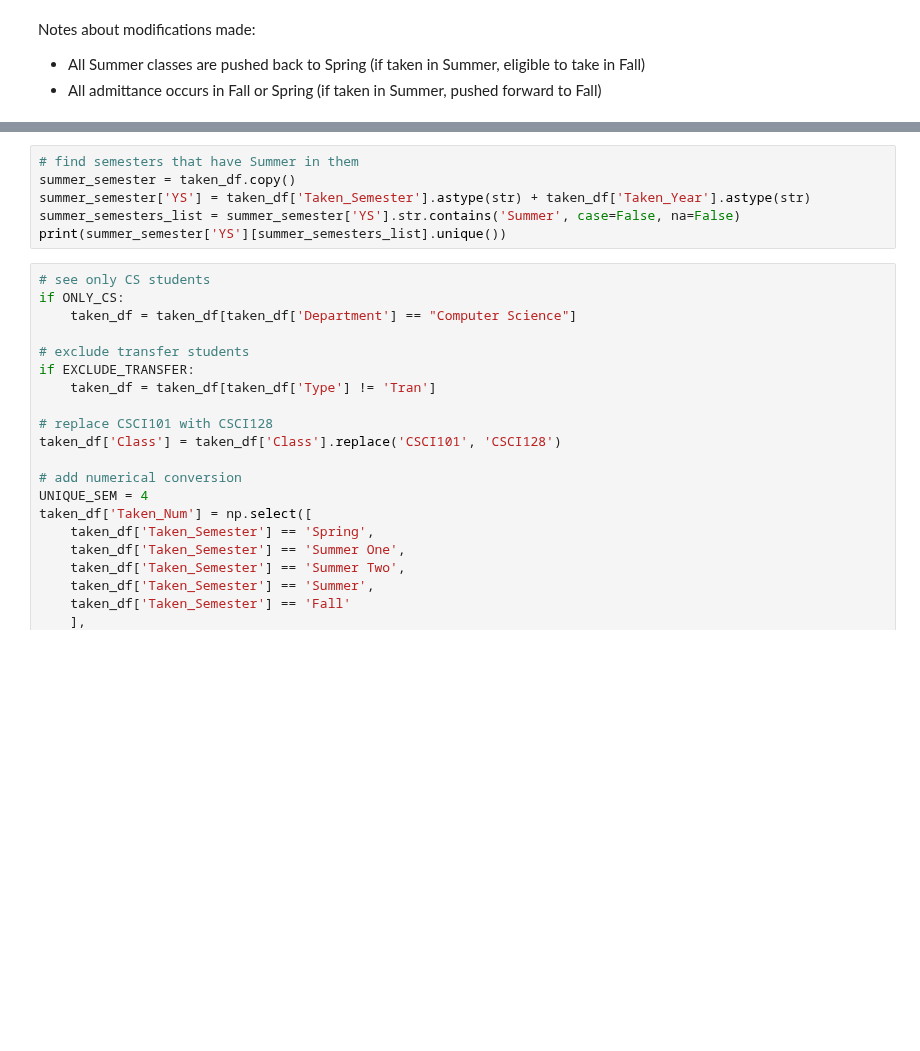
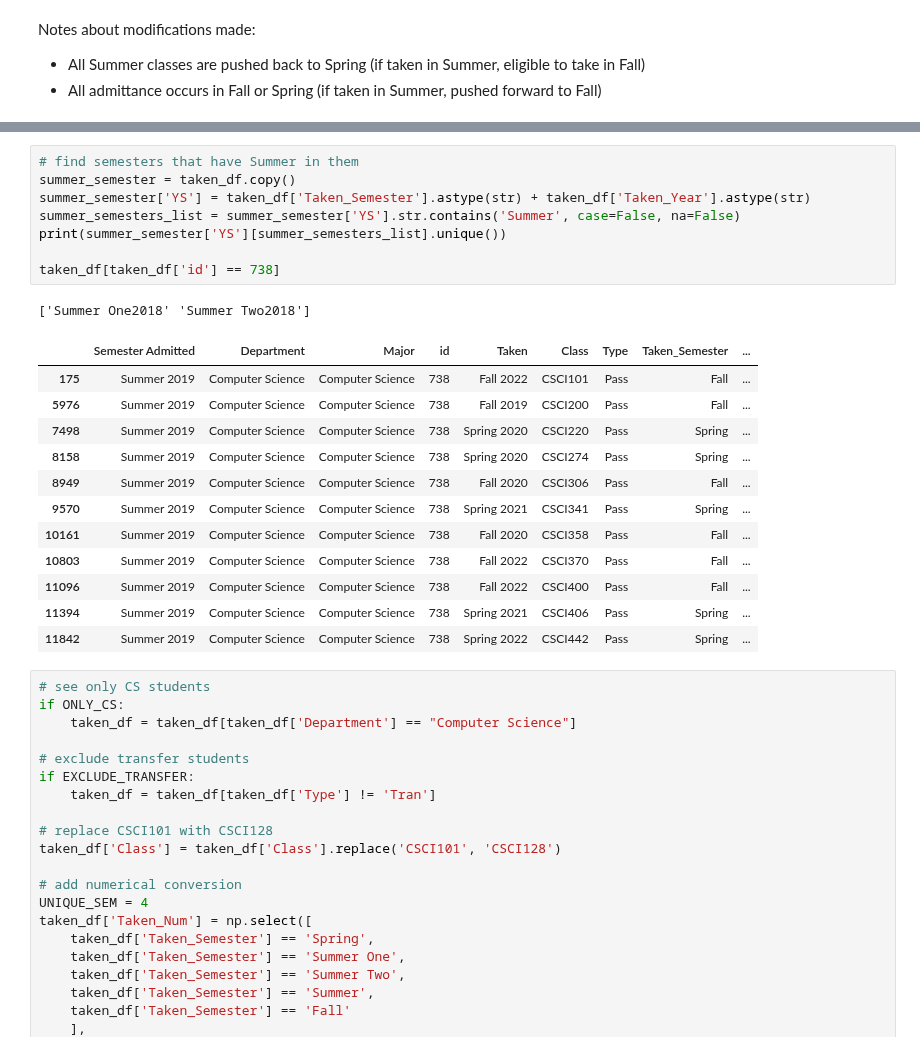
Before and after one commit to ifrycolorado/Enrollment_Project, a Jupyter notebook: src/dag.ipynb, the cells around one changed output, grey strips where cells are left out. Drawn from its saved outputs; the diff is of its cells as text; blank space fills up the shorter version.

```diff
--- a/src/dag.ipynb
+++ b/src/dag.ipynb
@@ -38,9 +36,25 @@ taken_df = pd.read_csv('../data/CS_Course_Enrollment_Data_Pivot.csv')
 # %%
 # find semesters that have Summer in them
 summer_semester = taken_df.copy()
 summer_semester['YS'] = taken_df['Taken_Semester'].astype(str) + taken_df['Taken_Year'].astype(str)
 summer_semesters_list = summer_semester['YS'].str.contains('Summer', case=False, na=False)
 print(summer_semester['YS'][summer_semesters_list].unique())
+
+taken_df[taken_df['id'] == 738]
+# %% [output]
+['Summer One2018' 'Summer Two2018']
+|  | Semester Admitted | Department | Major | id | Taken | Class | Type | Taken_Semester | ... |
+| 175 | Summer 2019 | Computer Science | Computer Science | 738 | Fall 2022 | CSCI101 | Pass | Fall | ... |
+| 5976 | Summer 2019 | Computer Science | Computer Science | 738 | Fall 2019 | CSCI200 | Pass | Fall | ... |
+| 7498 | Summer 2019 | Computer Science | Computer Science | 738 | Spring 2020 | CSCI220 | Pass | Spring | ... |
+| 8158 | Summer 2019 | Computer Science | Computer Science | 738 | Spring 2020 | CSCI274 | Pass | Spring | ... |
+| 8949 | Summer 2019 | Computer Science | Computer Science | 738 | Fall 2020 | CSCI306 | Pass | Fall | ... |
+| 9570 | Summer 2019 | Computer Science | Computer Science | 738 | Spring 2021 | CSCI341 | Pass | Spring | ... |
+| 10161 | Summer 2019 | Computer Science | Computer Science | 738 | Fall 2020 | CSCI358 | Pass | Fall | ... |
+| 10803 | Summer 2019 | Computer Science | Computer Science | 738 | Fall 2022 | CSCI370 | Pass | Fall | ... |
+| 11096 | Summer 2019 | Computer Science | Computer Science | 738 | Fall 2022 | CSCI400 | Pass | Fall | ... |
+| 11394 | Summer 2019 | Computer Science | Computer Science | 738 | Spring 2021 | CSCI406 | Pass | Spring | ... |
+| 11842 | Summer 2019 | Computer Science | Computer Science | 738 | Spring 2022 | CSCI442 | Pass | Spring | ... |
 # %%
 # see only CS students
 if ONLY_CS:
```
Also changed, not shown: parts of 1 cell of this notebook, 2 other files.
